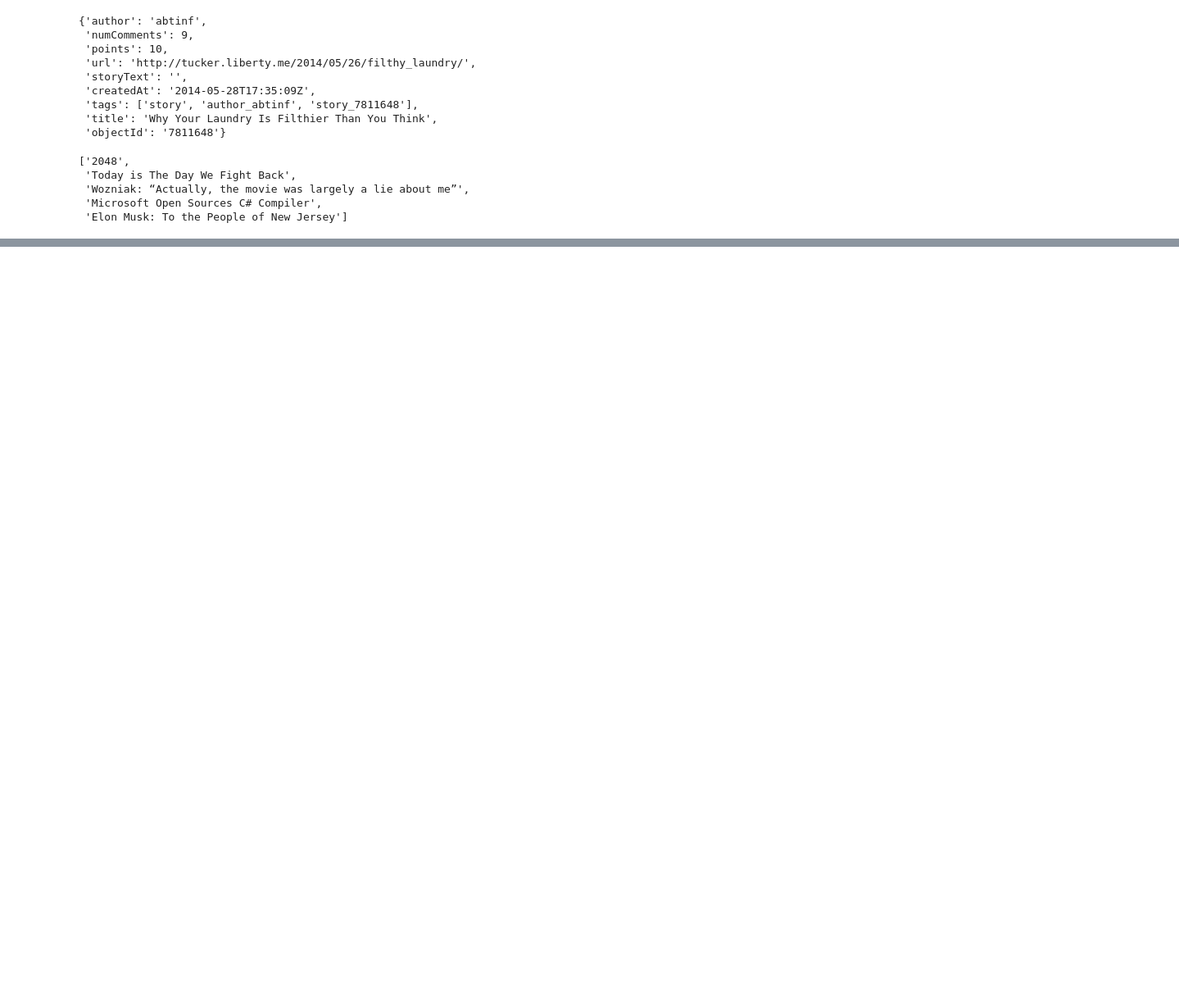
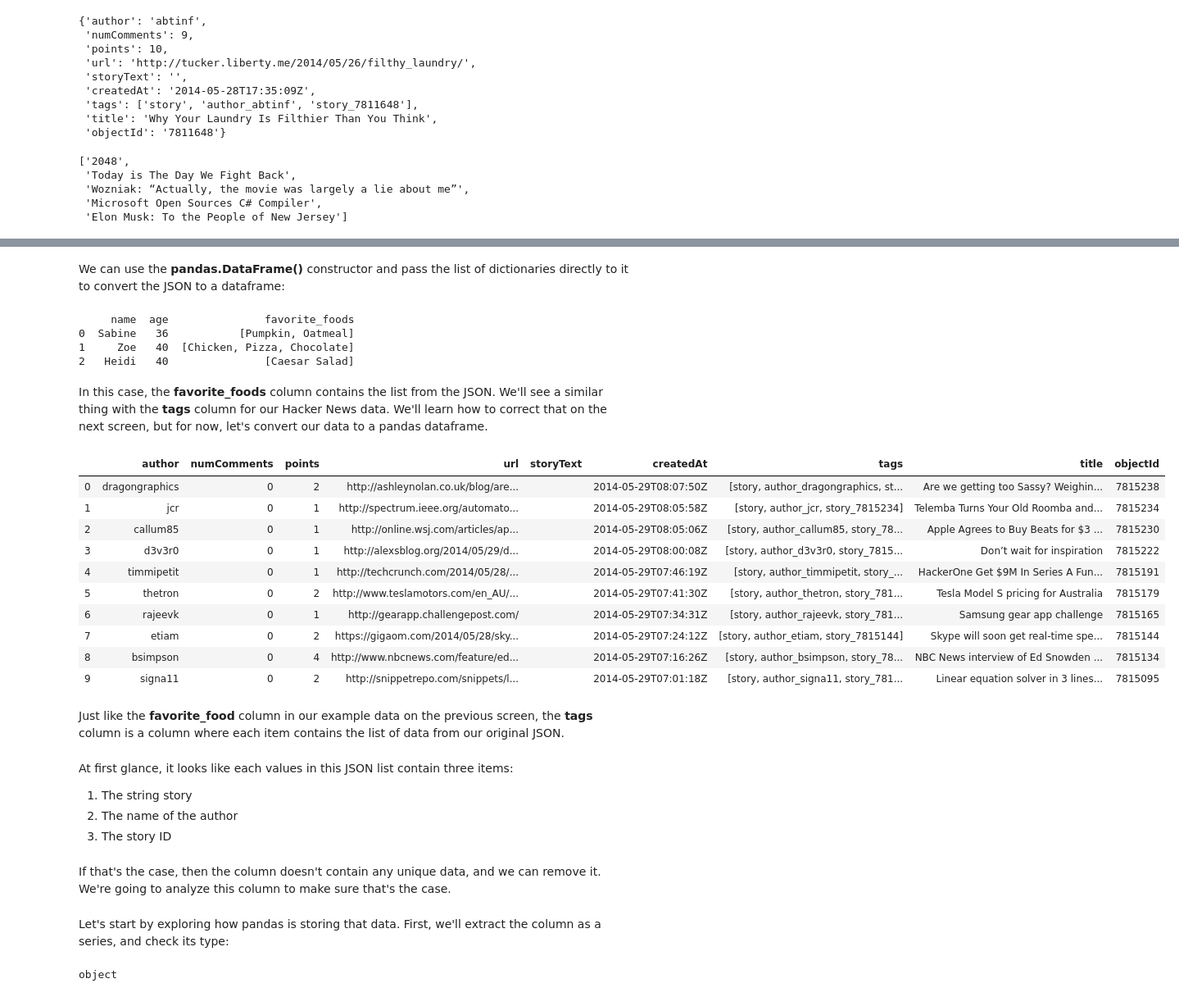
Before and after one commit to Clemo97/list-comprehensions-and-lambda-functions, a Jupyter notebook: list-comprehensions-and-lambda-functions.ipynb, the cells around one changed output, grey strips where cells are left out. Shown at 82% size. Saved outputs shown, nothing was run; the diff lists cells and outputs as text; code cells hidden in the pictures; blank space fills up the shorter version.

```diff
--- a/list-comprehensions-and-lambda-functions.ipynb
+++ b/list-comprehensions-and-lambda-functions.ipynb
@@ -765,0 +750,47 @@ top_5_titles
+# %% [markdown]
+We can use the <b>pandas.DataFrame()</b> constructor and pass the list of dictionaries directly to it to convert the JSON to a dataframe:
+# %%
+json_df = pd.DataFrame(json_obj)
+print(json_df)
+# %% [output]
+     name  age               favorite_foods
+0  Sabine   36           [Pumpkin, Oatmeal]
+1     Zoe   40  [Chicken, Pizza, Chocolate]
+2   Heidi   40               [Caesar Salad]
+# %% [markdown]
+In this case, the <b>favorite_foods</b> column contains the list from the JSON. We'll see a similar thing with the <b>tags</b> column for our Hacker News data. We'll learn how to correct that on the next screen, but for now, let's convert our data to a pandas dataframe.
+# %%
+import pandas as pd
+hn_df = pd.DataFrame(hn_clean)
+# %%
+hn_df.head(10)
+# %% [output]
+|  | author | numComments | points | url | storyText | createdAt | tags | title | objectId |
+| 0 | dragongraphics | 0 | 2 | http://ashleynolan.co.uk/blog/are... |  | 2014-05-29T08:07:50Z | [story, author_dragongraphics, st... | Are we getting too Sassy? Weighin... | 7815238 |
+| 1 | jcr | 0 | 1 | http://spectrum.ieee.org/automato... |  | 2014-05-29T08:05:58Z | [story, author_jcr, story_7815234] | Telemba Turns Your Old Roomba and... | 7815234 |
+| 2 | callum85 | 0 | 1 | http://online.wsj.com/articles/ap... |  | 2014-05-29T08:05:06Z | [story, author_callum85, story_78... | Apple Agrees to Buy Beats for $3 ... | 7815230 |
+| 3 | d3v3r0 | 0 | 1 | http://alexsblog.org/2014/05/29/d... |  | 2014-05-29T08:00:08Z | [story, author_d3v3r0, story_7815... | Don’t wait for inspiration | 7815222 |
+| 4 | timmipetit | 0 | 1 | http://techcrunch.com/2014/05/28/... |  | 2014-05-29T07:46:19Z | [story, author_timmipetit, story_... | HackerOne Get $9M In Series A Fun... | 7815191 |
+| 5 | thetron | 0 | 2 | http://www.teslamotors.com/en_AU/... |  | 2014-05-29T07:41:30Z | [story, author_thetron, story_781... | Tesla Model S pricing for Australia | 7815179 |
+| 6 | rajeevk | 0 | 1 | http://gearapp.challengepost.com/ |  | 2014-05-29T07:34:31Z | [story, author_rajeevk, story_781... | Samsung gear app challenge | 7815165 |
+| 7 | etiam | 0 | 2 | https://gigaom.com/2014/05/28/sky... |  | 2014-05-29T07:24:12Z | [story, author_etiam, story_7815144] | Skype will soon get real-time spe... | 7815144 |
+| 8 | bsimpson | 0 | 4 | http://www.nbcnews.com/feature/ed... |  | 2014-05-29T07:16:26Z | [story, author_bsimpson, story_78... | NBC News interview of Ed Snowden ... | 7815134 |
+| 9 | signa11 | 0 | 2 | http://snippetrepo.com/snippets/l... |  | 2014-05-29T07:01:18Z | [story, author_signa11, story_781... | Linear equation solver in 3 lines... | 7815095 |
+# %% [markdown]
+Just like the <b>favorite_food</b> column in our example data on the previous screen, the <b>tags</b> column is a column where each item contains the list of data from our original JSON.
+# %% [markdown]
+At first glance, it looks like each values in this JSON list contain three items:
+<ol type="1">
+    <li>The string story</li>
+    <li>The name of the author</li>
+    <li>The story ID</li>
+    </ol>
+# %% [markdown]
+If that's the case, then the column doesn't contain any unique data, and we can remove it. We're going to analyze this column to make sure that's the case.
+# %% [markdown]
+Let's start by exploring how pandas is storing that data. First, we'll extract the column as a series, and check its type:
+# %%
+tags = hn_df['tags']
+print(tags.dtype)
+# %% [output]
+object
```
Also changed, not shown: parts of 34 cells of this notebook, 2 other files.
